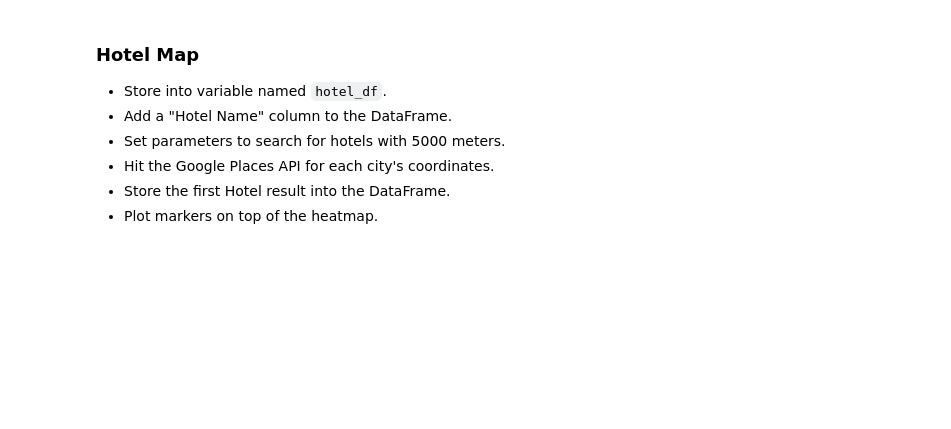
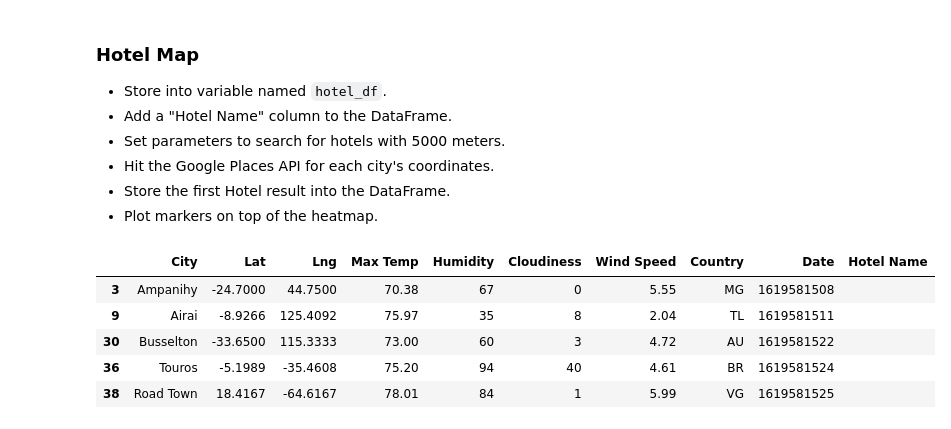
Before and after one commit to angieglass/python-api-challenge, a Jupyter notebook: VacationPy/VacationPy.ipynb, the cells around one changed output. Saved outputs shown, nothing was run; the diff lists cells and outputs as text; code cells hidden in the pictures; blank space fills up the shorter version.

Commit message:
Created the new data frame to find the closest hotel

```diff
--- a/VacationPy/VacationPy.ipynb
+++ b/VacationPy/VacationPy.ipynb
@@ -71,3 +71,9 @@ Figure(layout=FigureLayout(border='1px solid black', height='800px', margin='0 a
 ### Create new DataFrame fitting weather criteria
 * Narrow down the cities to fit weather conditions.
 * Drop any rows will null values.
+# %%
+#In the next exercise I got a warning about adding a new column to a sliced data frame
+#So I created a whole new dataframe on this point :)
+
+weather = pd.DataFrame(df.loc[df["Max Temp"].between(70, 80) & (df['Wind Speed'] <= 10) & (df["Cloudiness"] <50)])
+weather.head()
@@ -79,3 +92,14 @@ Figure(layout=FigureLayout(border='1px solid black', height='800px', margin='0 a
 * Hit the Google Places API for each city's coordinates.
 * Store the first Hotel result into the DataFrame.
 * Plot markers on top of the heatmap.
+# %%
+#Adding the new column name
+weather['Hotel Name'] = ""
+weather.head()
+# %% [output]
+|  | City | Lat | Lng | Max Temp | Humidity | Cloudiness | Wind Speed | Country | Date | Hotel Name |
+| 3 | Ampanihy | -24.7000 | 44.7500 | 70.38 | 67 | 0 | 5.55 | MG | 1619581508 |  |
+| 9 | Airai | -8.9266 | 125.4092 | 75.97 | 35 | 8 | 2.04 | TL | 1619581511 |  |
+| 30 | Busselton | -33.6500 | 115.3333 | 73.00 | 60 | 3 | 4.72 | AU | 1619581522 |  |
+| 36 | Touros | -5.1989 | -35.4608 | 75.20 | 94 | 40 | 4.61 | BR | 1619581524 |  |
+| 38 | Road Town | 18.4167 | -64.6167 | 78.01 | 84 | 1 | 5.99 | VG | 1619581525 |  |
```
Also changed, not shown: parts of 2 cells of this notebook.
